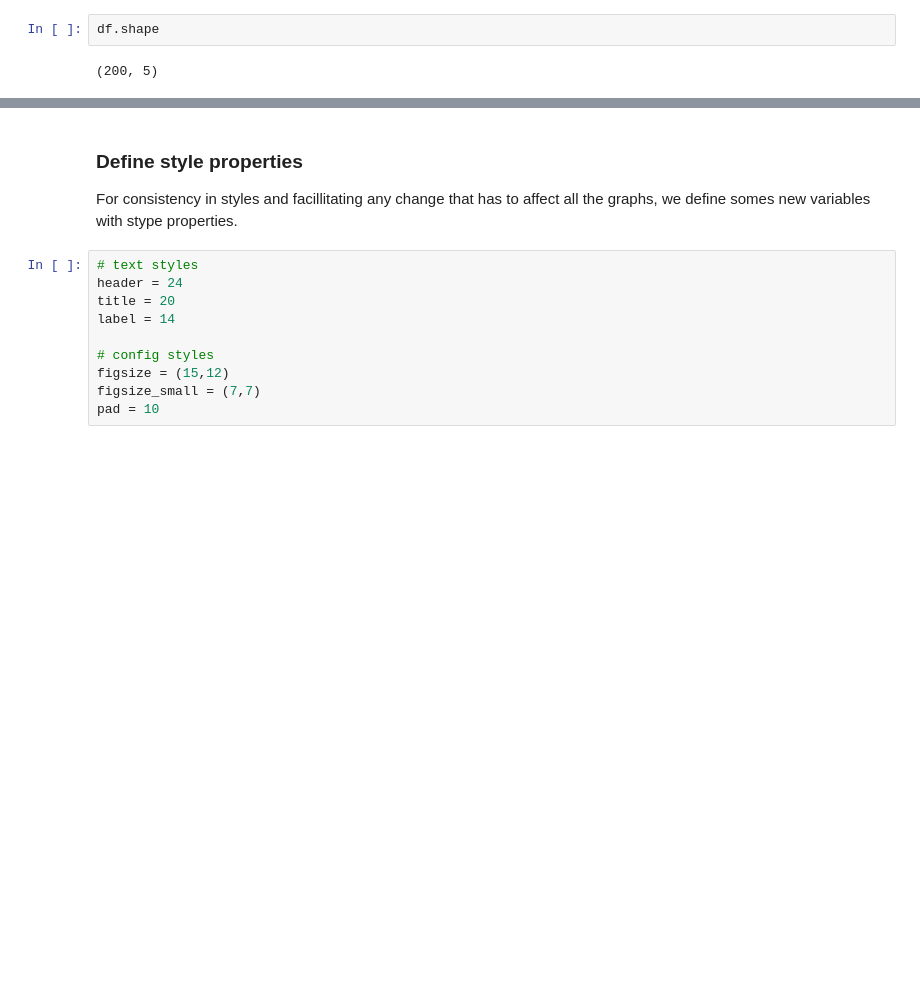
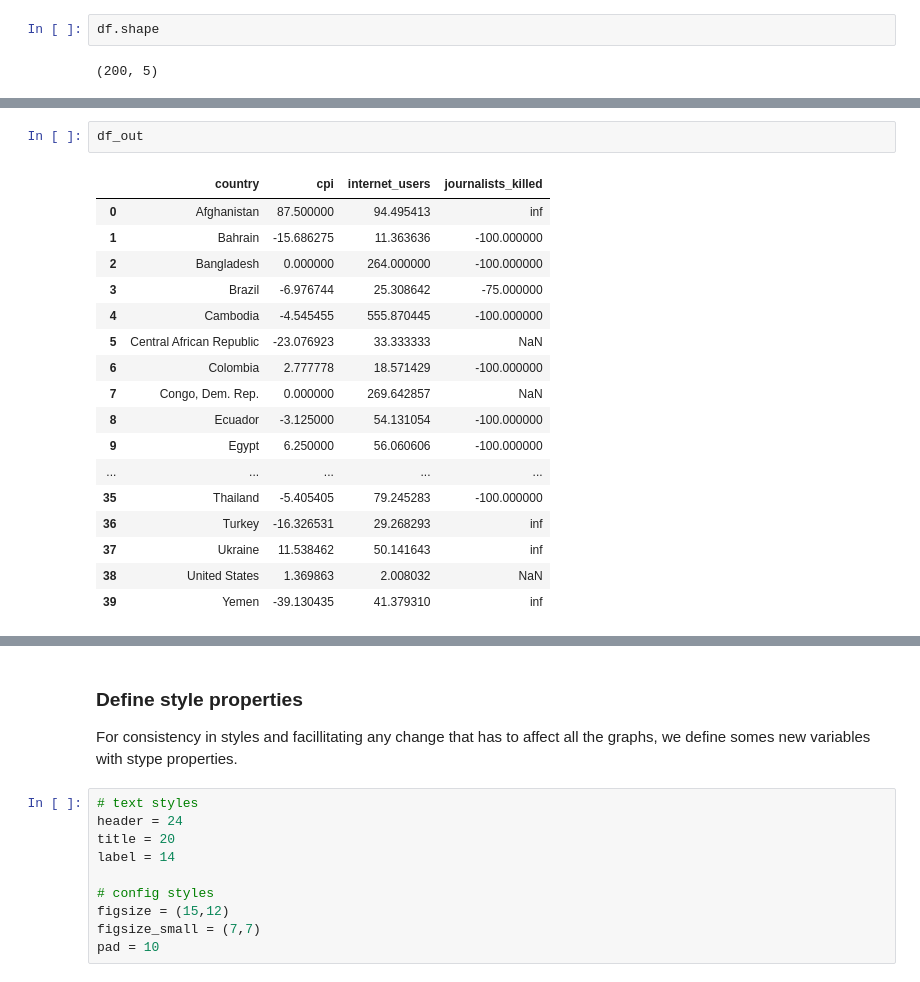
Before and after one commit to luisberns/study-data-analysis, a Jupyter notebook: dand-udacity/project2/corruption_analysis.ipynb, the cells around one changed output, grey strips where cells are left out. Cells and saved outputs as stored; diff of their text form; blank space fills up the shorter version.

```diff
--- a/dand-udacity/project2/corruption_analysis.ipynb
+++ b/dand-udacity/project2/corruption_analysis.ipynb
@@ -274,0 +288,20 @@ temp = df.groupby('country')['cpi'].mean()
+# %%
+df_out
+# %% [output]
+|  | country | cpi | internet_users | journalists_killed |
+| 0 | Afghanistan | 87.500000 | 94.495413 | inf |
+| 1 | Bahrain | -15.686275 | 11.363636 | -100.000000 |
+| 2 | Bangladesh | 0.000000 | 264.000000 | -100.000000 |
+| 3 | Brazil | -6.976744 | 25.308642 | -75.000000 |
+| 4 | Cambodia | -4.545455 | 555.870445 | -100.000000 |
+| 5 | Central African Republic | -23.076923 | 33.333333 | NaN |
+| 6 | Colombia | 2.777778 | 18.571429 | -100.000000 |
+| 7 | Congo, Dem. Rep. | 0.000000 | 269.642857 | NaN |
+| 8 | Ecuador | -3.125000 | 54.131054 | -100.000000 |
+| 9 | Egypt | 6.250000 | 56.060606 | -100.000000 |
+| ... | ... | ... | ... | ... |
+| 35 | Thailand | -5.405405 | 79.245283 | -100.000000 |
+| 36 | Turkey | -16.326531 | 29.268293 | inf |
+| 37 | Ukraine | 11.538462 | 50.141643 | inf |
+| 38 | United States | 1.369863 | 2.008032 | NaN |
+| 39 | Yemen | -39.130435 | 41.379310 | inf |
```
Also changed, not shown: parts of 11 cells of this notebook, 1 other file.
